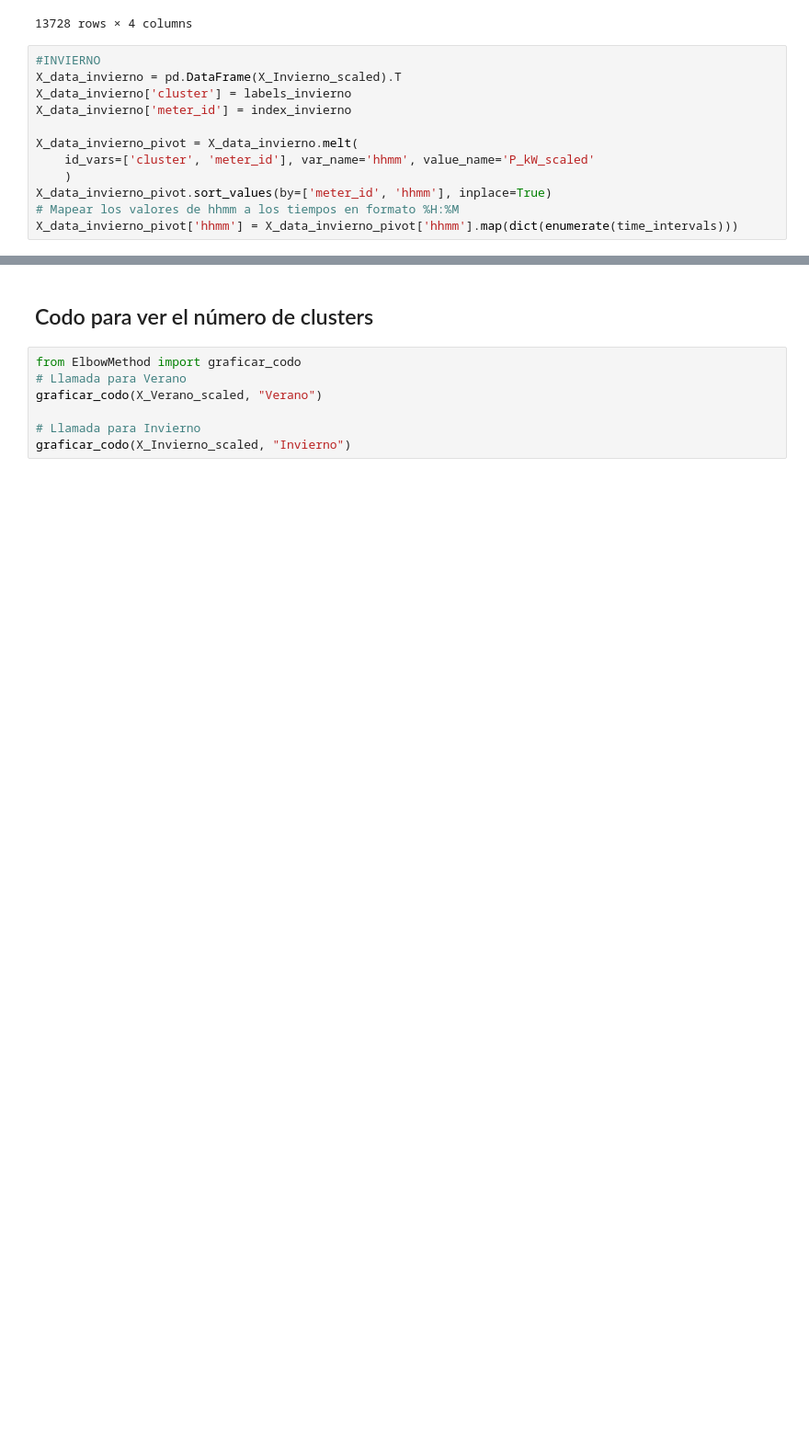
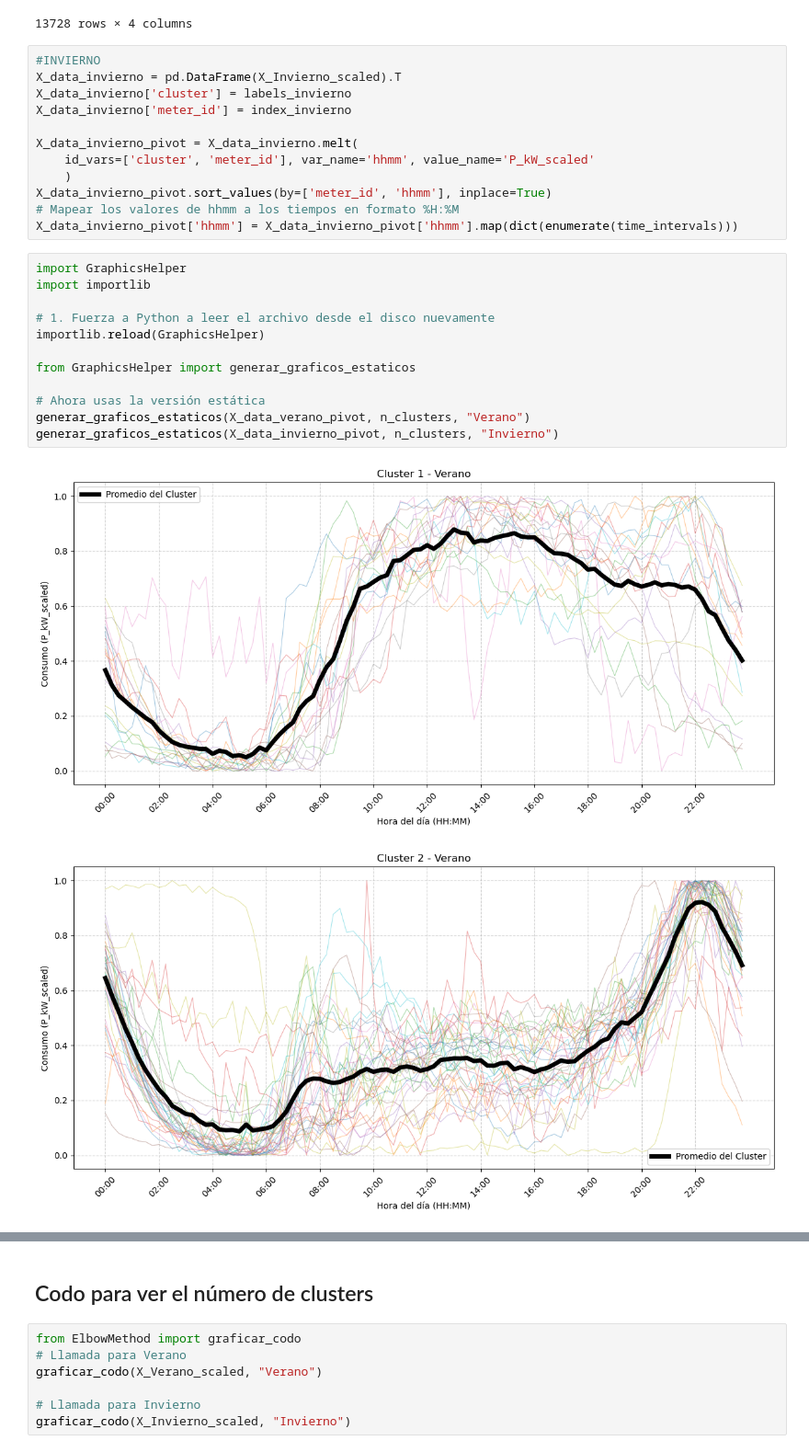
Before and after one commit to Sebastian-MoraS/CurvasCluster, a Jupyter notebook: CurvasEstudio.ipynb, the cells around one changed output, grey strips where cells are left out. Shown at 92% size. Drawn from its saved outputs; the diff is of its cells as text; blank space fills up the shorter version.

Commit message:
Se cambiaron el archivo de graficos y un poco de CurvasEstudio

```diff
--- a/CurvasEstudio.ipynb
+++ b/CurvasEstudio.ipynb
@@ -169,3 +166,18 @@ X_data_invierno_pivot = X_data_invierno.melt(
 X_data_invierno_pivot.sort_values(by=['meter_id', 'hhmm'], inplace=True)
 # Mapear los valores de hhmm a los tiempos en formato %H:%M
 X_data_invierno_pivot['hhmm'] = X_data_invierno_pivot['hhmm'].map(dict(enumerate(time_intervals)))
+# %%
+import GraphicsHelper
+import importlib
+
+# 1. Fuerza a Python a leer el archivo desde el disco nuevamente
+importlib.reload(GraphicsHelper)
+
+from GraphicsHelper import generar_graficos_estaticos
+
+# Ahora usas la versión estática
+generar_graficos_estaticos(X_data_verano_pivot, n_clusters, "Verano")
+generar_graficos_estaticos(X_data_invierno_pivot, n_clusters, "Invierno")
+# %% [output]
+[figure, added]
+[figure, added]
```
Also changed, not shown: parts of 7 cells of this notebook, 1 other file.
